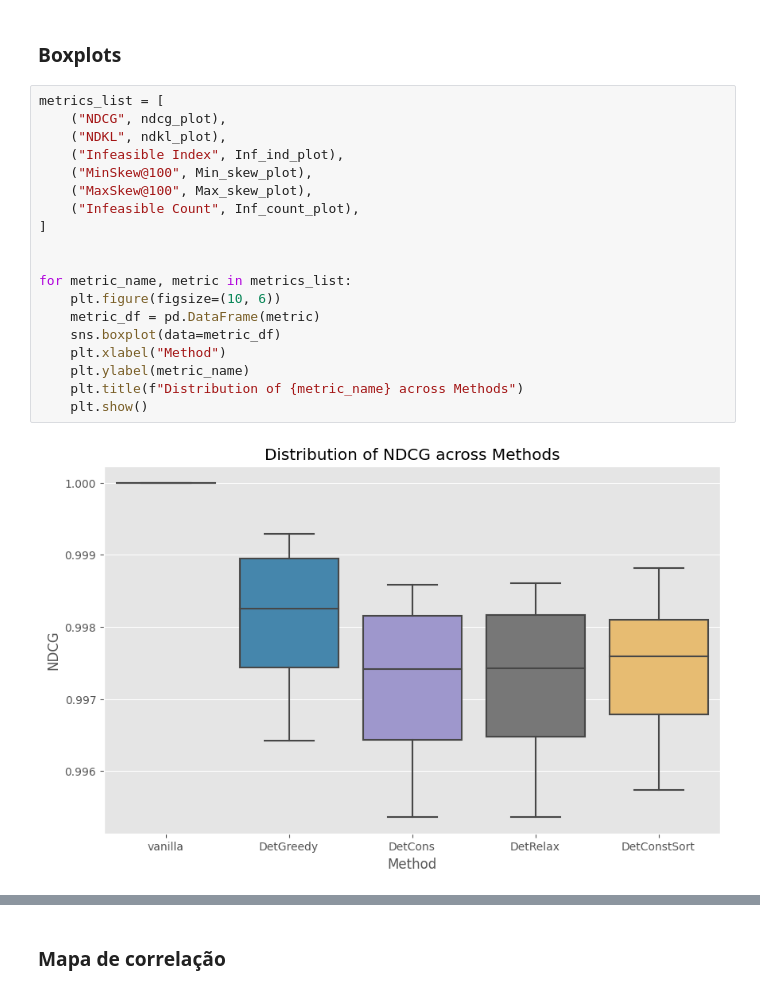
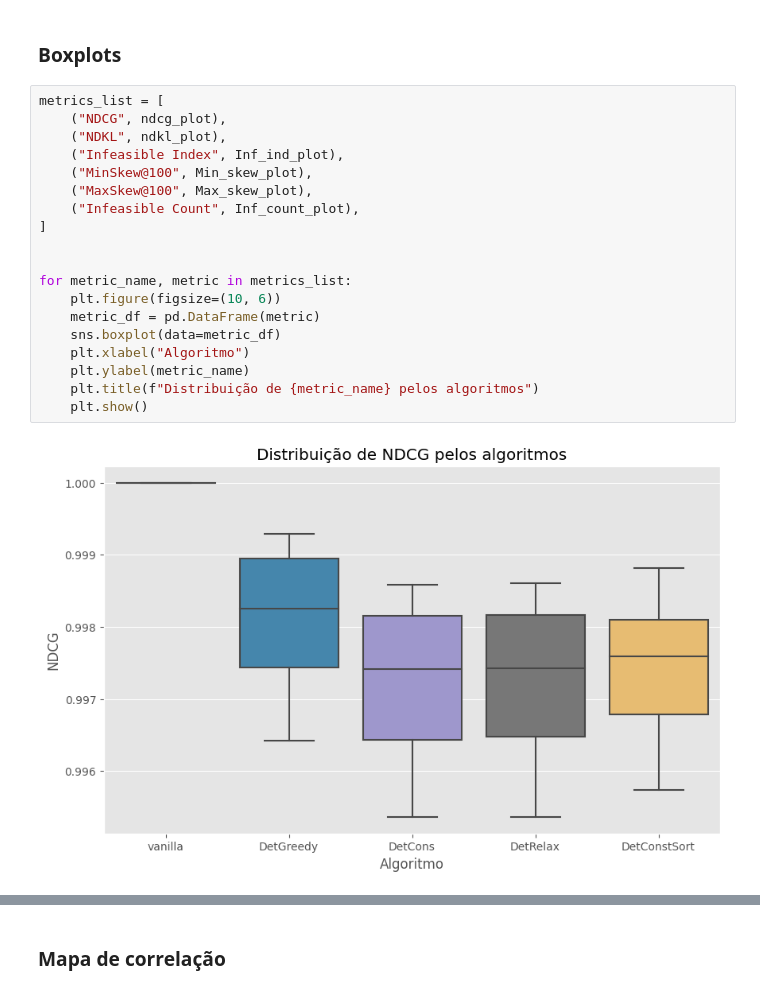
Before and after one commit to caiolbarreto/IF807-final-project, a Jupyter notebook: Fairness_Ranking_Final_Project.ipynb, the cells around one changed output, grey strips where cells are left out. Saved outputs shown, nothing was run; the diff lists cells and outputs as text.

```diff
--- a/Fairness_Ranking_Final_Project.ipynb
+++ b/Fairness_Ranking_Final_Project.ipynb
@@ -671,21 +670,21 @@ plt.show()
 # %%
 metrics_list = [
     ("NDCG", ndcg_plot),
     ("NDKL", ndkl_plot),
     ("Infeasible Index", Inf_ind_plot),
     ("MinSkew@100", Min_skew_plot),
     ("MaxSkew@100", Max_skew_plot),
     ("Infeasible Count", Inf_count_plot),
 ]
 
 
 for metric_name, metric in metrics_list:
     plt.figure(figsize=(10, 6))
     metric_df = pd.DataFrame(metric)
     sns.boxplot(data=metric_df)
-    plt.xlabel("Method")
+    plt.xlabel("Algoritmo")
     plt.ylabel(metric_name)
-    plt.title(f"Distribution of {metric_name} across Methods")
+    plt.title(f"Distribuição de {metric_name} pelos algoritmos")
     plt.show()
 # %% [output]
-[figure, old version]
+[figure, new version]
```
Also changed, not shown: parts of 6 cells of this notebook.
